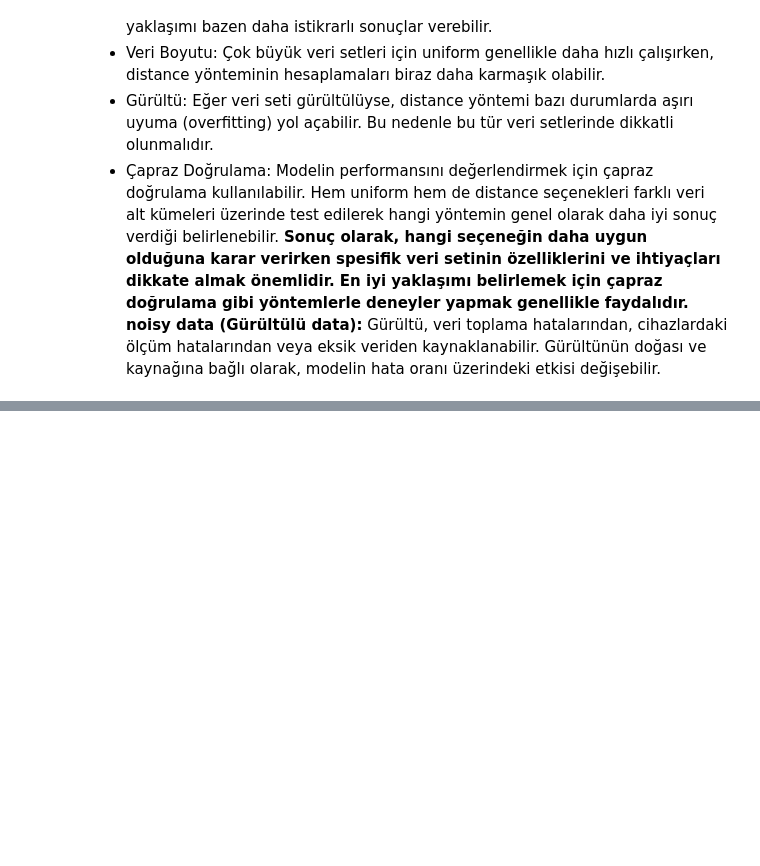
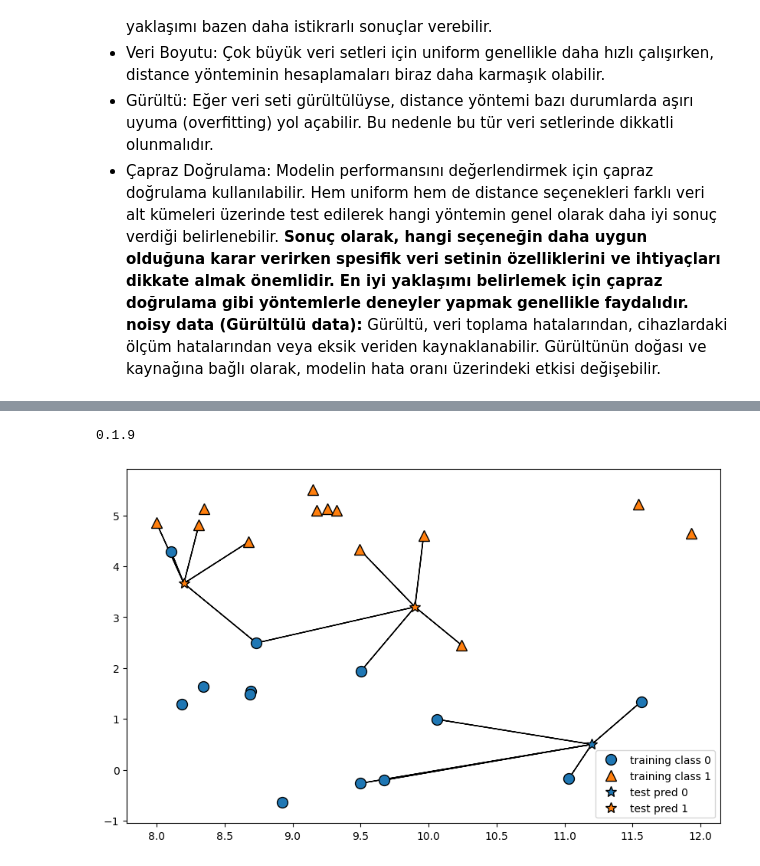
Before and after one commit to Sungur66/Myfiles_from_Batch168, a Jupyter notebook: 15.ML/06_K-Nearest Neighbors/06_K-Nearest Neighbors.ipynb, the cells around one changed output, grey strips where cells are left out. Drawn from its saved outputs; the diff is of its cells as text; code cells hidden in the pictures; blank space fills up the shorter version.

```diff
--- a/15.ML/06_K-Nearest Neighbors/06_K-Nearest Neighbors.ipynb
+++ b/15.ML/06_K-Nearest Neighbors/06_K-Nearest Neighbors.ipynb
@@ -196,0 +221,8 @@ Gürültülü verilerde bazen overfitting'e yol açabilir, çünkü bireysel ver
+# %%
+print(mglearn.__version__)
+# %% [output]
+0.1.9
+# %%
+mglearn.plots.plot_knn_classification(n_neighbors=5)
+# %% [output]
+[figure, added]
```
Also changed, not shown: parts of 67 cells of this notebook, 2 other files.
